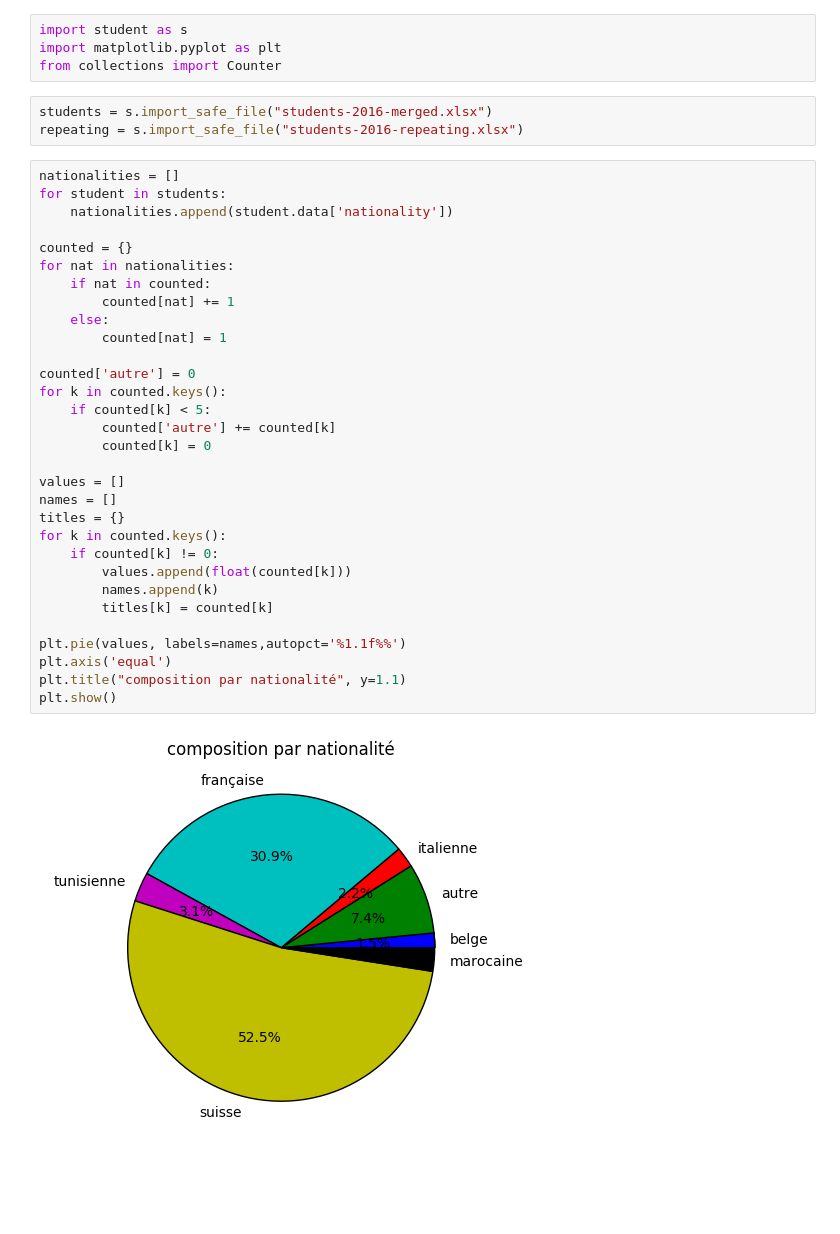
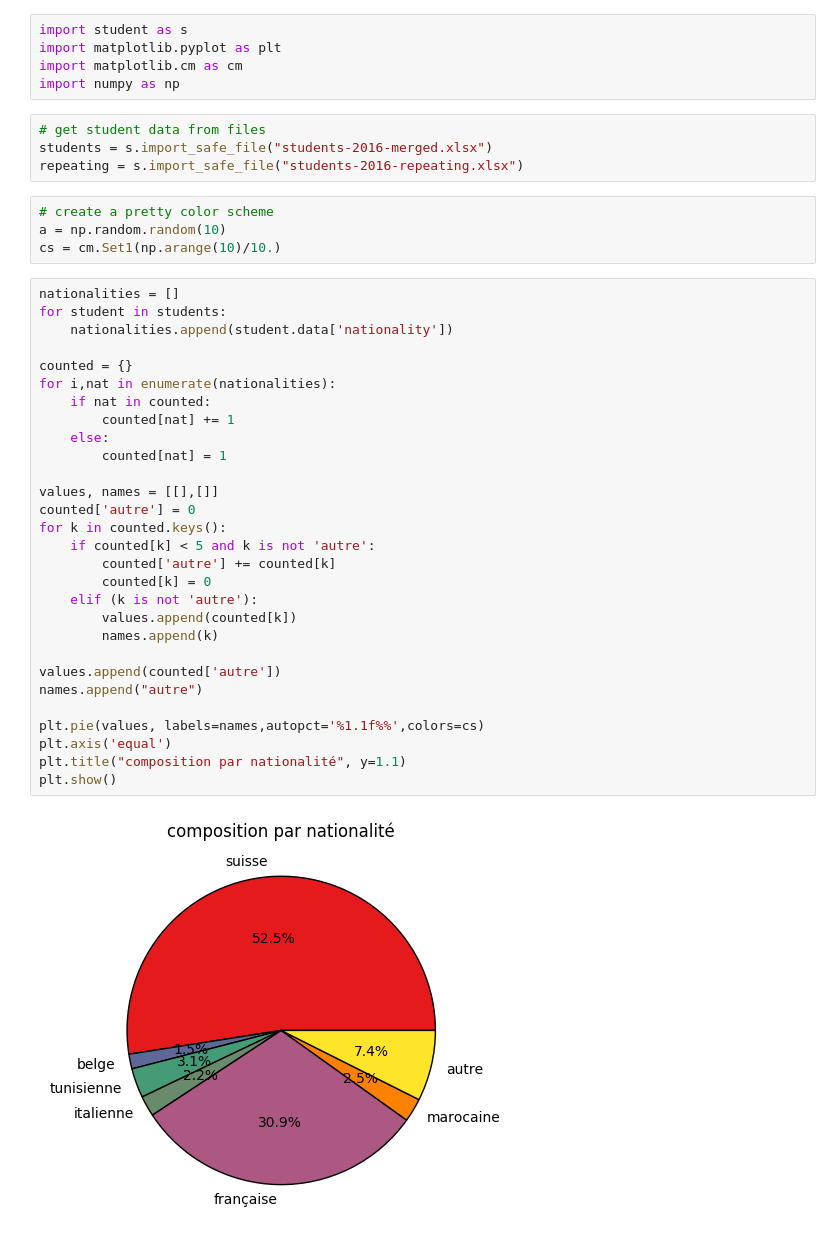
Before and after one commit to ilyaskurikhin/coachsort, a Jupyter notebook: stats.ipynb, the cells around one changed output. Cells and saved outputs as stored; diff of their text form; blank space fills up the shorter version.

```diff
--- a/stats.ipynb
+++ b/stats.ipynb
@@ -1,43 +1,47 @@
 # %%
 import student as s
 import matplotlib.pyplot as plt
-from collections import Counter
+import matplotlib.cm as cm
+import numpy as np
 # %%
+# get student data from files
 students = s.import_safe_file("students-2016-merged.xlsx")
 repeating = s.import_safe_file("students-2016-repeating.xlsx")
+# %%
+# create a pretty color scheme
+a = np.random.random(10)
+cs = cm.Set1(np.arange(10)/10.)
 # %%
 nationalities = []
 for student in students:
     nationalities.append(student.data['nationality'])
 
 counted = {}
-for nat in nationalities:
+for i,nat in enumerate(nationalities):
     if nat in counted:
         counted[nat] += 1
     else:
         counted[nat] = 1
 
+values, names = [[],[]]
 counted['autre'] = 0
 for k in counted.keys():
-    if counted[k] < 5:
+    if counted[k] < 5 and k is not 'autre':
         counted['autre'] += counted[k]
         counted[k] = 0
+    elif (k is not 'autre'):
+        values.append(counted[k])
+        names.append(k)
 
-values = []
-names = []
-titles = {}
-for k in counted.keys():
-    if counted[k] != 0:
-        values.append(float(counted[k]))
-        names.append(k)
-        titles[k] = counted[k]
+values.append(counted['autre'])
+names.append("autre")
 
-plt.pie(values, labels=names,autopct='%1.1f%%')
+plt.pie(values, labels=names,autopct='%1.1f%%',colors=cs)
 plt.axis('equal')
 plt.title("composition par nationalité", y=1.1)
 plt.show()
 # %% [output]
-[figure, old version]
+[figure, new version]
 # %%
 num_repeating = 0
 for student in students:
```
Also changed, not shown: parts of 4 cells of this notebook.
